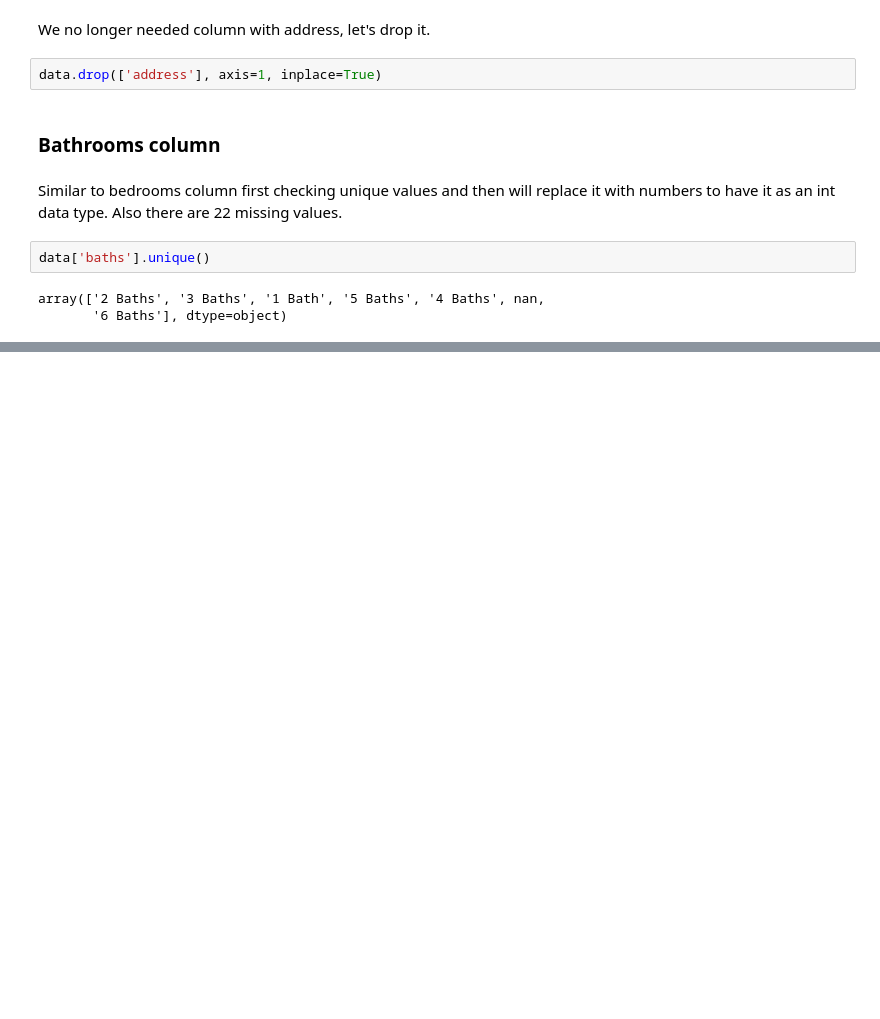
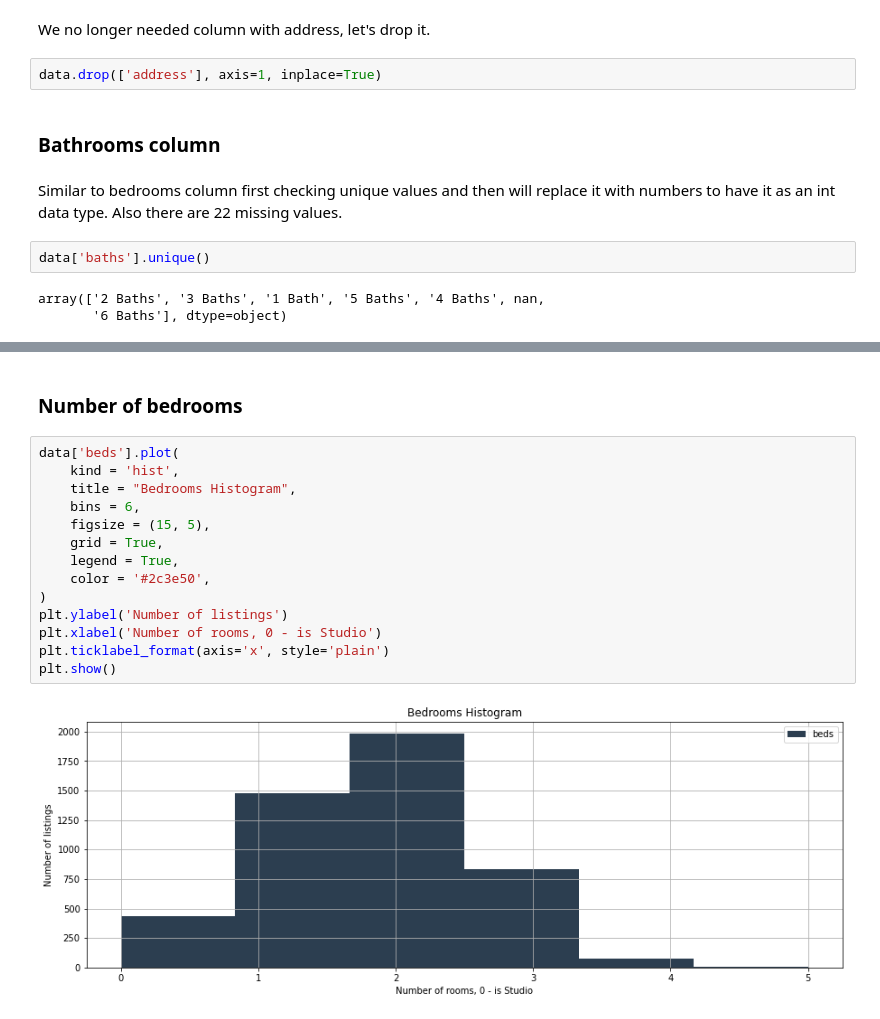
Before and after one commit to imeleges/REMA_Dubai, a Jupyter notebook: bayut_dubai_difc_downtown.ipynb, the cells around one changed output, grey strips where cells are left out. Drawn from its saved outputs; the diff is of its cells as text; blank space fills up the shorter version.

```diff
--- a/bayut_dubai_difc_downtown.ipynb
+++ b/bayut_dubai_difc_downtown.ipynb
@@ -155,0 +339,18 @@ data['beds'] = data['beds'].replace(
+# %% [markdown]
+### Number of bedrooms
+# %%
+data['beds'].plot(
+    kind = 'hist',
+    title = "Bedrooms Histogram",
+    bins = 6,
+    figsize = (15, 5),
+    grid = True,
+    legend = True,
+    color = '#2c3e50',
+)
+plt.ylabel('Number of listings')
+plt.xlabel('Number of rooms, 0 - is Studio')
+plt.ticklabel_format(axis='x', style='plain')
+plt.show()
+# %% [output]
+[figure, added]
```
Also changed, not shown: parts of 45 cells of this notebook.
